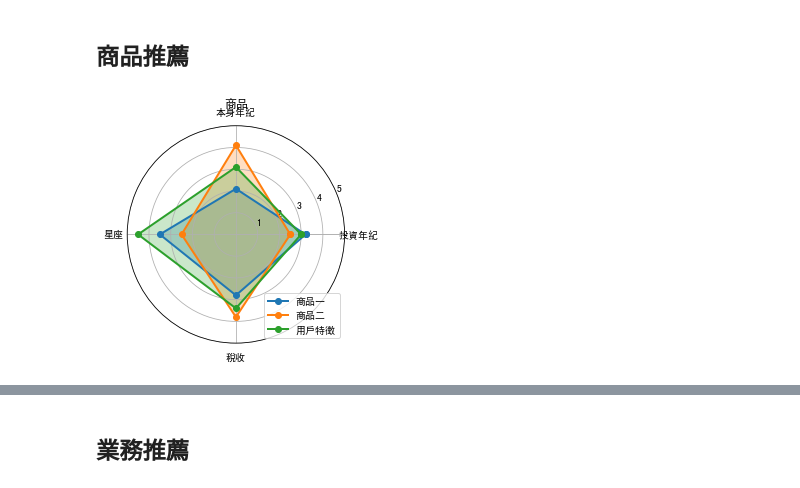
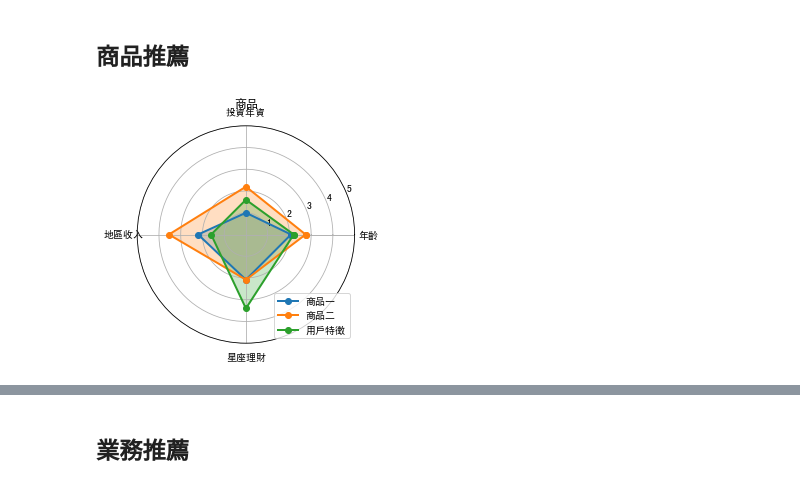
Before and after one commit to hsiehkl/nomurafunds_CRM, a Jupyter notebook: hsiehkl/nomurafunds_CRM.ipynb, the cells around one changed output, grey strips where cells are left out. Cells and saved outputs as stored; diff of their text form; code cells hidden in the pictures.

```diff
--- a/hsiehkl/nomurafunds_CRM.ipynb
+++ b/hsiehkl/nomurafunds_CRM.ipynb
@@ -9,50 +10,49 @@ import numpy as np
 # 雷達圖
 # 投資年紀、本身年紀、星座、稅收
 
-# 构造数据
-values = [3.2, 2.1, 3.5, 2.8]
-values2 = [2.5, 4.1, 2.5, 3.8]
-user_features = [3.0, 3.1, 4.5, 3.4]
-feature = ['投資年紀', '本身年紀', '星座', '稅收']
+# 示意數據
+values = [2.075, 1, 2.2, 2.08]
+values2 = [2.745, 2.2, 3.54, 2.08]
+user_features = [2.2, 1.6, 1.6, 3.4]
+feature = ["年齡", "投資年資", "地區收入", "星座理財"]
 
 N = len(values)
-# 设置雷达图的角度，用于平分切开一个圆面
+# 設置雷達圖的角度，用於平分切開一個圓面
 angles=np.linspace(0, 2*np.pi, N, endpoint=False)
 
-# 为了使雷达图一圈封闭起来，需要下面的步骤
+# 為了使雷達圖一圈封閉起來，須將起點終點設為同一個
 values=np.concatenate((values,[values[0]]))
 values2 = np.concatenate((values2,[values2[0]]))
 values3 = np.concatenate((user_features,[user_features[0]]))
 angles=np.concatenate((angles,[angles[0]]))
 
-# 绘图
+# 繪圖
 fig=plt.figure()
-# 这里一定要设置为极坐标格式
 ax = fig.add_subplot(111, polar=True)
 
-# 绘制折线图
+# 繪製折線圖
 ax.plot(angles, values, 'o-', linewidth=2, label = "商品一")
-# 填充颜色
+# 填色
 ax.fill(angles, values, alpha=0.25)
 
 # 商品二
 ax.plot(angles, values2, 'o-', linewidth=2, label = '商品二')
 ax.fill(angles, values2, alpha=0.25)
 # 申請者特性
 ax.plot(angles, values3, 'o-', linewidth=2, label = '用戶特徵')
 ax.fill(angles, values3, alpha=0.25)
 
-# 添加每个特征的标签
+# 添加每個特徵的標籤
 ax.set_thetagrids(angles * 180/np.pi, feature)
-# 设置雷达图的范围
+# 雷達圖範圍刻度
 ax.set_ylim(0, 5)
-# 添加标题
+# 標題
 plt.title('商品')
-# 添加网格线
+# 添加網格縣
 ax.grid(True)
 # 右下標籤
 plt.legend(loc='lower right')
-# 显示图形
+# 顯示圖形
 plt.show()
 # %% [output]
-[figure, old version]
+[figure, new version]
```
Also changed, not shown: parts of 16 cells of this notebook, 2 other files.
